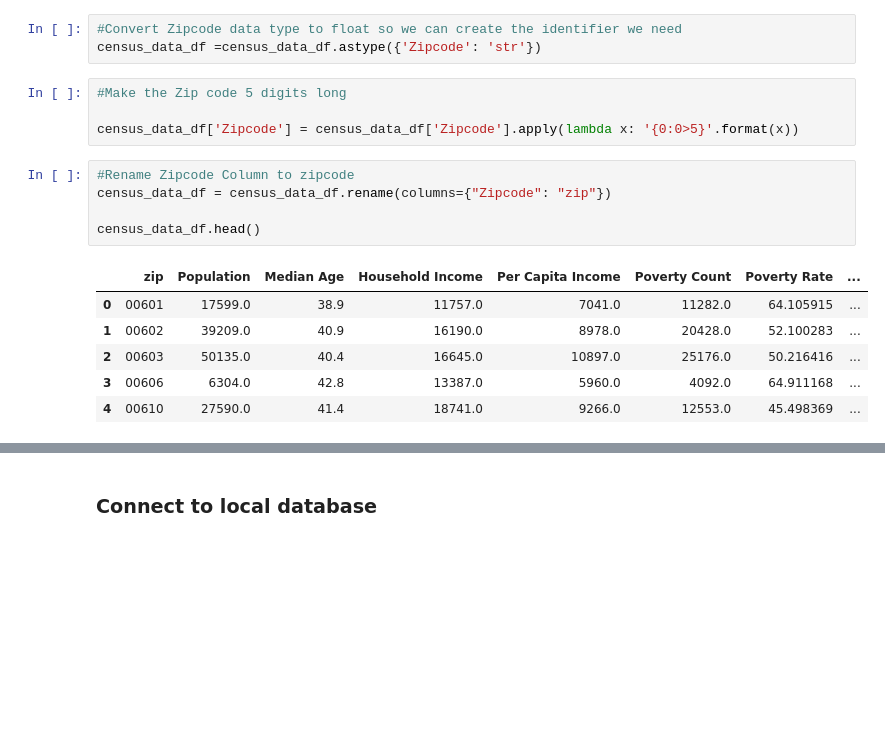
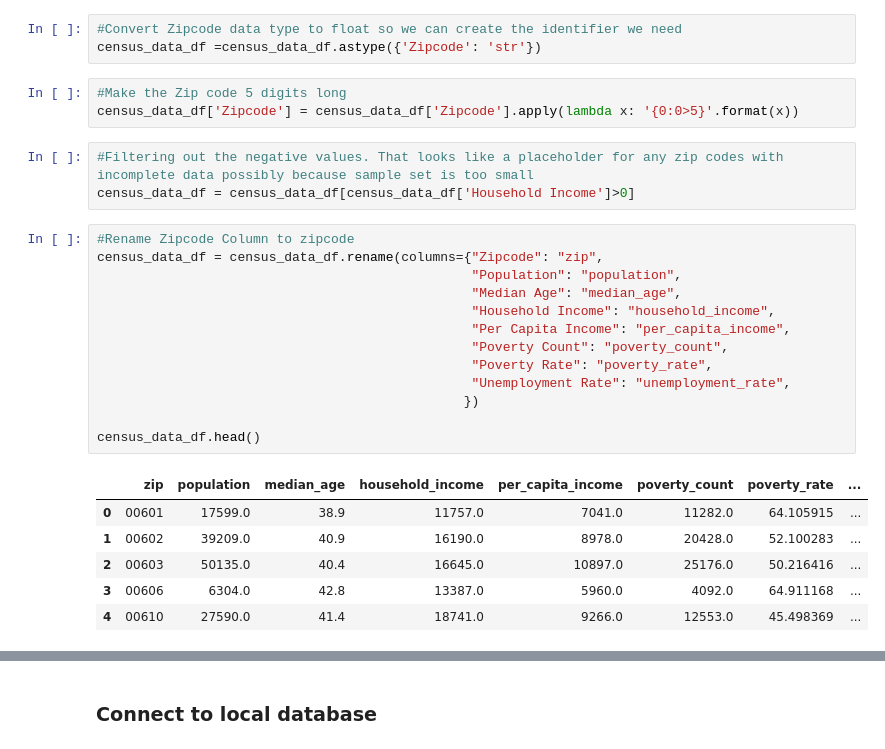
Before and after one commit to keithhorbin/Food-Inspection-ETL, a Jupyter notebook: ETL_master_file.ipynb, the cells around one changed output, grey strips where cells are left out. Cells and saved outputs as stored; diff of their text form; blank space fills up the shorter version.

```diff
--- a/ETL_Atul.ipynb
+++ b/ETL_master_file.ipynb
@@ -129,15 +189,25 @@ census_data_df.head()
 census_data_df =census_data_df.astype({'Zipcode': 'str'})
 # %%
 #Make the Zip code 5 digits long
-
 census_data_df['Zipcode'] = census_data_df['Zipcode'].apply(lambda x: '{0:0>5}'.format(x))
+# %%
+#Filtering out the negative values. That looks like a placeholder for any zip codes with incomplete data possibly because sample set is too small
+census_data_df = census_data_df[census_data_df['Household Income']>0]
 # %%
 #Rename Zipcode Column to zipcode
-census_data_df = census_data_df.rename(columns={"Zipcode": "zip"})
+census_data_df = census_data_df.rename(columns={"Zipcode": "zip",
+                                                "Population": "population",
+                                                "Median Age": "median_age",
+                                                "Household Income": "household_income",
+                                                "Per Capita Income": "per_capita_income",
+                                                "Poverty Count": "poverty_count",
+                                                "Poverty Rate": "poverty_rate",
+                                                "Unemployment Rate": "unemployment_rate",
+                                               })
 
 census_data_df.head()
 # %% [output]
-|  | zip | Population | Median Age | Household Income | Per Capita Income | Poverty Count | Poverty Rate | ... |
+|  | zip | population | median_age | household_income | per_capita_income | poverty_count | poverty_rate | ... |
 | 0 | 00601 | 17599.0 | 38.9 | 11757.0 | 7041.0 | 11282.0 | 64.105915 | ... |
 | 1 | 00602 | 39209.0 | 40.9 | 16190.0 | 8978.0 | 20428.0 | 52.100283 | ... |
 | 2 | 00603 | 50135.0 | 40.4 | 16645.0 | 10897.0 | 25176.0 | 50.216416 | ... |
```
Also changed, not shown: parts of 15 cells of this notebook, 3 other files.
